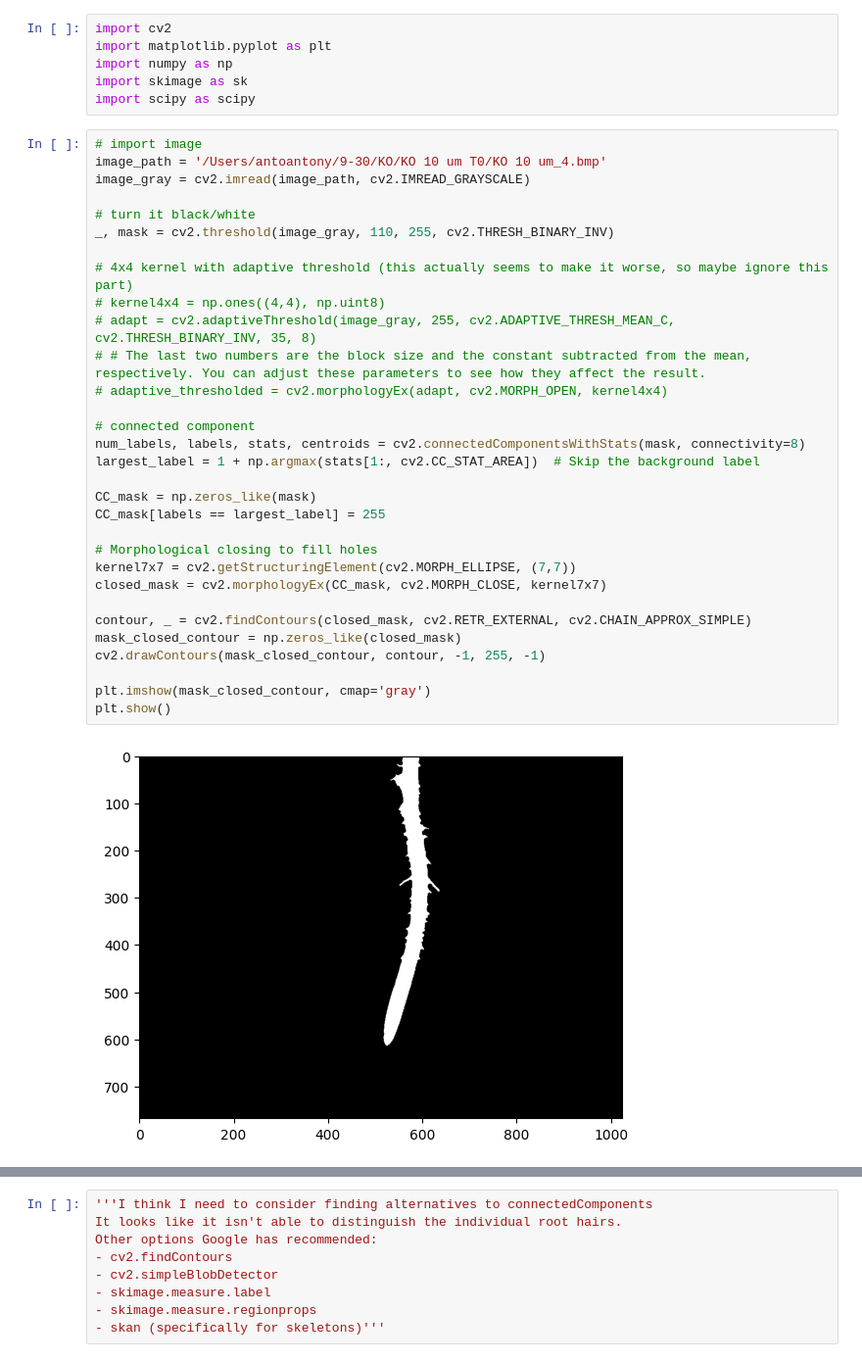
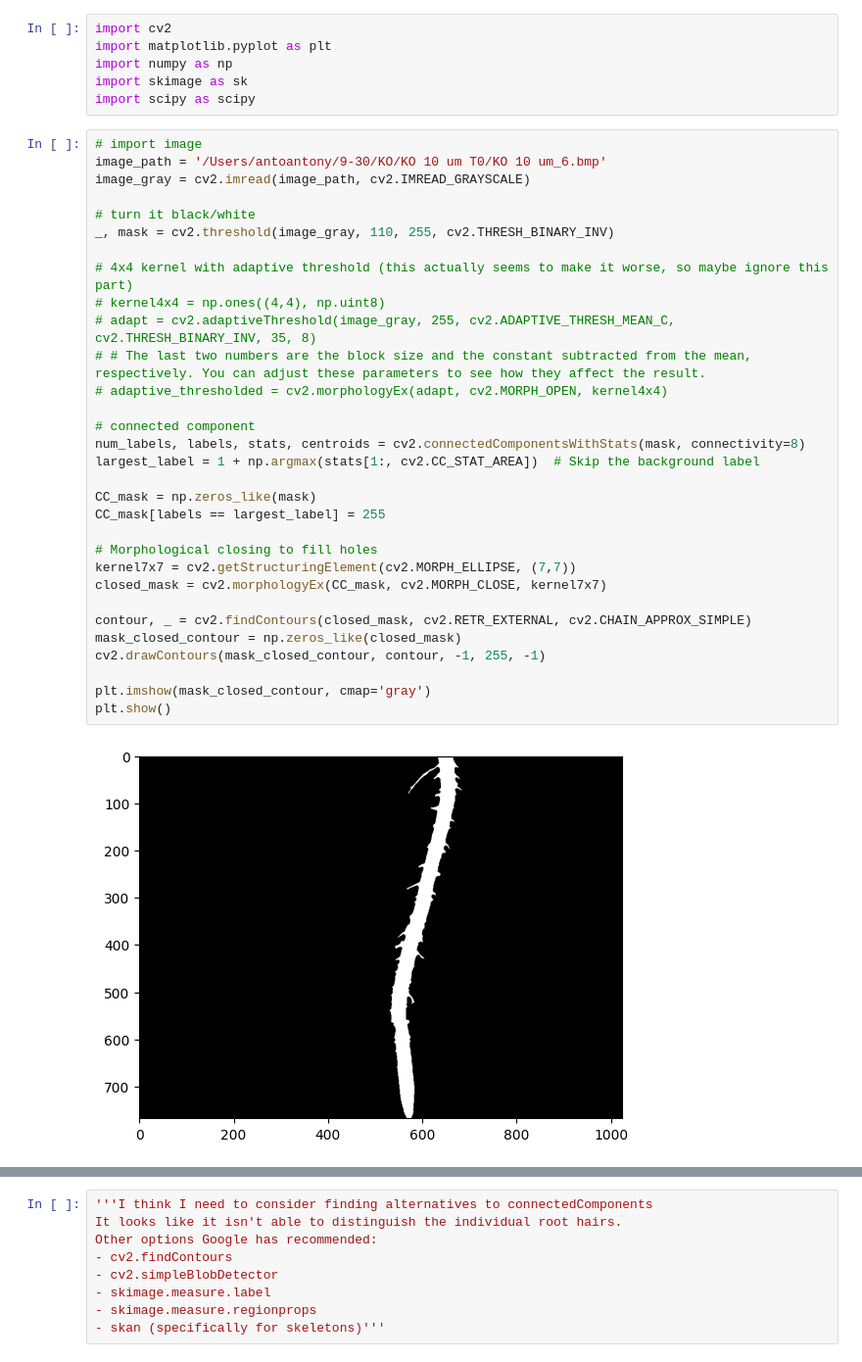
Before and after one commit to AntoAAAAAAAA/Root_Hair_Project, a Jupyter notebook: Root_mask_testing.ipynb, the cells around one changed output, grey strips where cells are left out. Shown at 98% size. Saved outputs shown, nothing was run; the diff lists cells and outputs as text.

```diff
--- a/Root_mask_testing.ipynb
+++ b/Root_mask_testing.ipynb
@@ -6,37 +6,37 @@ import skimage as sk
 import scipy as scipy
 # %%
 # import image
-image_path = '/Users/antoantony/9-30/KO/KO 10 um T0/KO 10 um_4.bmp'
+image_path = '/Users/antoantony/9-30/KO/KO 10 um T0/KO 10 um_6.bmp'
 image_gray = cv2.imread(image_path, cv2.IMREAD_GRAYSCALE)
 
 # turn it black/white
 _, mask = cv2.threshold(image_gray, 110, 255, cv2.THRESH_BINARY_INV)
 
 # 4x4 kernel with adaptive threshold (this actually seems to make it worse, so maybe ignore this part)
 # kernel4x4 = np.ones((4,4), np.uint8)
 # adapt = cv2.adaptiveThreshold(image_gray, 255, cv2.ADAPTIVE_THRESH_MEAN_C, cv2.THRESH_BINARY_INV, 35, 8)
 # # The last two numbers are the block size and the constant subtracted from the mean, respectively. You can adjust these parameters to see how they affect the result.
 # adaptive_thresholded = cv2.morphologyEx(adapt, cv2.MORPH_OPEN, kernel4x4)
 
 # connected component
 num_labels, labels, stats, centroids = cv2.connectedComponentsWithStats(mask, connectivity=8)
 largest_label = 1 + np.argmax(stats[1:, cv2.CC_STAT_AREA])  # Skip the background label
 
 CC_mask = np.zeros_like(mask)
 CC_mask[labels == largest_label] = 255
 
 # Morphological closing to fill holes
 kernel7x7 = cv2.getStructuringElement(cv2.MORPH_ELLIPSE, (7,7))
 closed_mask = cv2.morphologyEx(CC_mask, cv2.MORPH_CLOSE, kernel7x7)
 
 contour, _ = cv2.findContours(closed_mask, cv2.RETR_EXTERNAL, cv2.CHAIN_APPROX_SIMPLE)
 mask_closed_contour = np.zeros_like(closed_mask)
 cv2.drawContours(mask_closed_contour, contour, -1, 255, -1)
 
 plt.imshow(mask_closed_contour, cmap='gray')
 plt.show()
 # %% [output]
-[figure, old version]
+[figure, new version]
 # %%
 # Create overlay
 img_rgb = cv2.cvtColor(image_gray, cv2.COLOR_GRAY2RGB)
```
Also changed, not shown: parts of 3 cells of this notebook, 4 other files.
